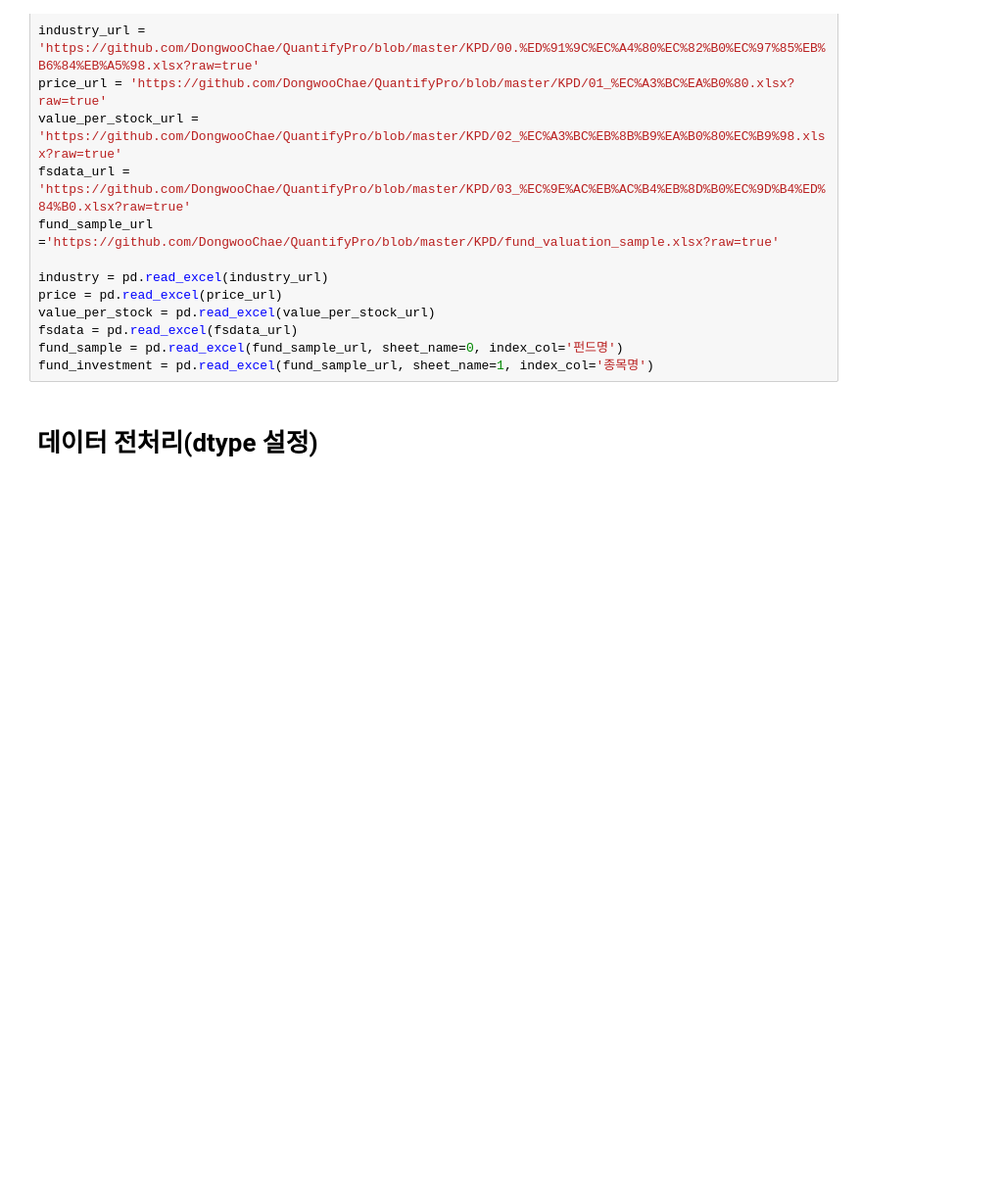
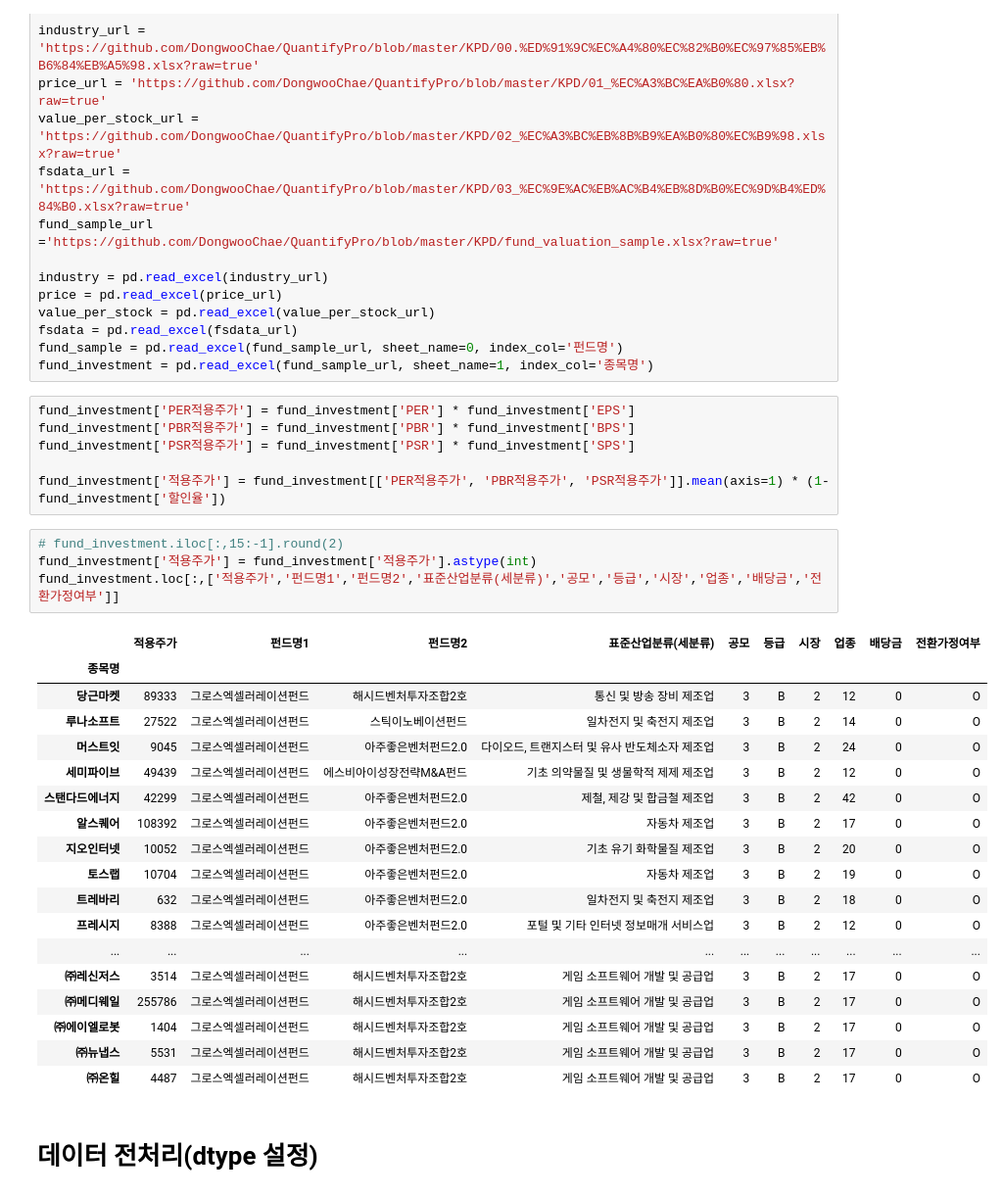
Before and after one commit to DongwooChae/QuantifyPro, a Jupyter notebook: KPD/fund_sample.ipynb, the cells around one changed output. Shown at 98% size. Cells and saved outputs as stored; diff of their text form; blank space fills up the shorter version.

```diff
--- a/KPD/fund_sample.ipynb
+++ b/KPD/fund_sample.ipynb
@@ -22,6 +22,35 @@ value_per_stock = pd.read_excel(value_per_stock_url)
 fsdata = pd.read_excel(fsdata_url)
 fund_sample = pd.read_excel(fund_sample_url, sheet_name=0, index_col='펀드명')
 fund_investment = pd.read_excel(fund_sample_url, sheet_name=1, index_col='종목명')
+# %%
+fund_investment['PER적용주가'] = fund_investment['PER'] * fund_investment['EPS']
+fund_investment['PBR적용주가'] = fund_investment['PBR'] * fund_investment['BPS']
+fund_investment['PSR적용주가'] = fund_investment['PSR'] * fund_investment['SPS']
+
+fund_investment['적용주가'] = fund_investment[['PER적용주가', 'PBR적용주가', 'PSR적용주가']].mean(axis=1) * (1-fund_investment['할인율'])
+# %%
+# fund_investment.iloc[:,15:-1].round(2)
+fund_investment['적용주가'] = fund_investment['적용주가'].astype(int)
+fund_investment.loc[:,['적용주가','펀드명1','펀드명2','표준산업분류(세분류)','공모','등급','시장','업종','배당금','전환가정여부']]
+# %% [output]
+|  | 적용주가 | 펀드명1 | 펀드명2 | 표준산업분류(세분류) | 공모 | 등급 | 시장 | 업종 | 배당금 | 전환가정여부 |
+| 종목명 |  |  |  |  |  |  |  |  |  |  |
+| 당근마켓 | 89333 | 그로스엑셀러레이션펀드 | 해시드벤처투자조합2호 | 통신 및 방송 장비 제조업 | 3 | B | 2 | 12 | 0 | O |
+| 루나소프트 | 27522 | 그로스엑셀러레이션펀드 | 스틱이노베이션펀드 | 일차전지 및 축전지 제조업 | 3 | B | 2 | 14 | 0 | O |
+| 머스트잇 | 9045 | 그로스엑셀러레이션펀드 | 아주좋은벤처펀드2.0 | 다이오드, 트랜지스터 및 유사 반도체소자 제조업 | 3 | B | 2 | 24 | 0 | O |
+| 세미파이브 | 49439 | 그로스엑셀러레이션펀드 | 에스비아이성장전략M&A펀드 | 기초 의약물질 및 생물학적 제제 제조업 | 3 | B | 2 | 12 | 0 | O |
+| 스탠다드에너지 | 42299 | 그로스엑셀러레이션펀드 | 아주좋은벤처펀드2.0 | 제철, 제강 및 합금철 제조업 | 3 | B | 2 | 42 | 0 | O |
+| 알스퀘어 | 108392 | 그로스엑셀러레이션펀드 | 아주좋은벤처펀드2.0 | 자동차 제조업 | 3 | B | 2 | 17 | 0 | O |
+| 지오인터넷 | 10052 | 그로스엑셀러레이션펀드 | 아주좋은벤처펀드2.0 | 기초 유기 화학물질 제조업 | 3 | B | 2 | 20 | 0 | O |
+| 토스랩 | 10704 | 그로스엑셀러레이션펀드 | 아주좋은벤처펀드2.0 | 자동차 제조업 | 3 | B | 2 | 19 | 0 | O |
+| 트레바리 | 632 | 그로스엑셀러레이션펀드 | 아주좋은벤처펀드2.0 | 일차전지 및 축전지 제조업 | 3 | B | 2 | 18 | 0 | O |
+| 프레시지 | 8388 | 그로스엑셀러레이션펀드 | 아주좋은벤처펀드2.0 | 포털 및 기타 인터넷 정보매개 서비스업 | 3 | B | 2 | 12 | 0 | O |
+| ... | ... | ... | ... | ... | ... | ... | ... | ... | ... | ... |
+| ㈜레신저스 | 3514 | 그로스엑셀러레이션펀드 | 해시드벤처투자조합2호 | 게임 소프트웨어 개발 및 공급업 | 3 | B | 2 | 17 | 0 | O |
+| ㈜메디웨일 | 255786 | 그로스엑셀러레이션펀드 | 해시드벤처투자조합2호 | 게임 소프트웨어 개발 및 공급업 | 3 | B | 2 | 17 | 0 | O |
+| ㈜에이엘로봇 | 1404 | 그로스엑셀러레이션펀드 | 해시드벤처투자조합2호 | 게임 소프트웨어 개발 및 공급업 | 3 | B | 2 | 17 | 0 | O |
+| ㈜뉴냅스 | 5531 | 그로스엑셀러레이션펀드 | 해시드벤처투자조합2호 | 게임 소프트웨어 개발 및 공급업 | 3 | B | 2 | 17 | 0 | O |
+| ㈜온힐 | 4487 | 그로스엑셀러레이션펀드 | 해시드벤처투자조합2호 | 게임 소프트웨어 개발 및 공급업 | 3 | B | 2 | 17 | 0 | O |
 # %% [markdown]
 # 데이터 전처리(dtype 설정)
 # %% [markdown]
```
Also changed, not shown: 8 other files.
